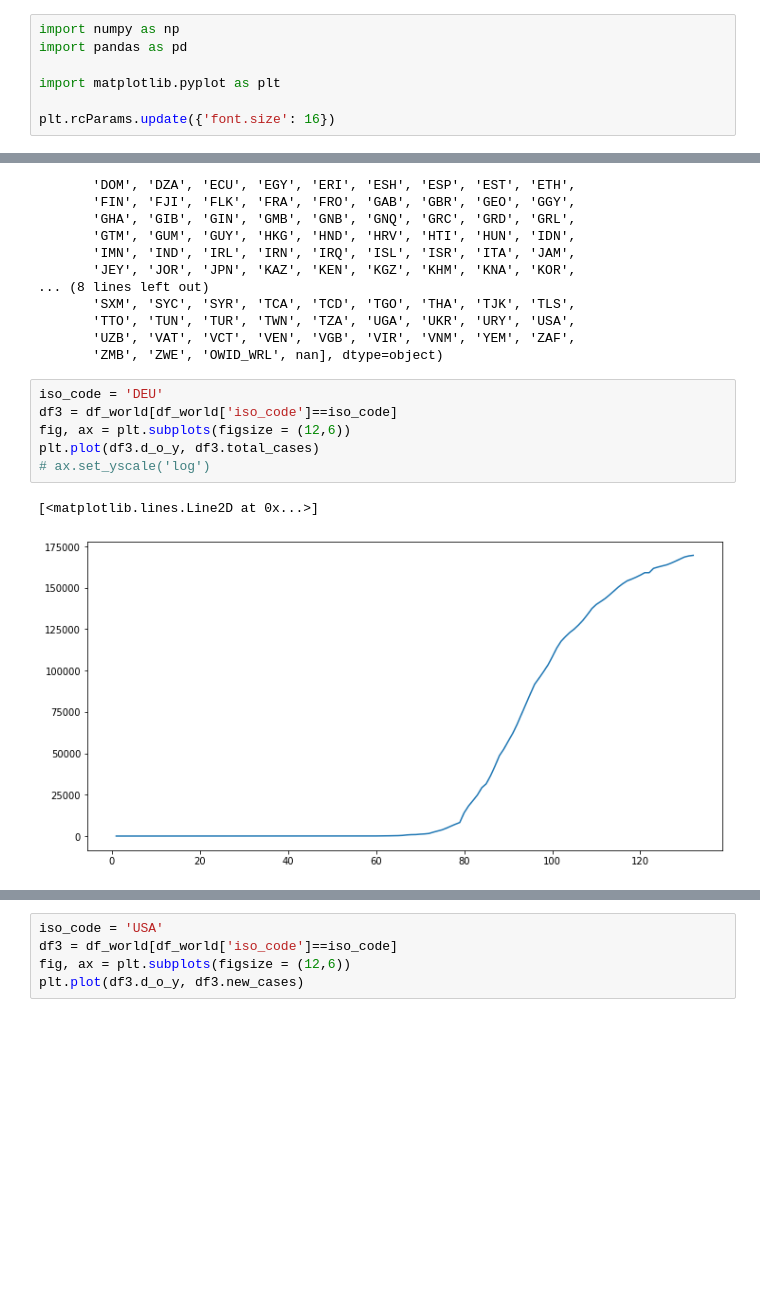
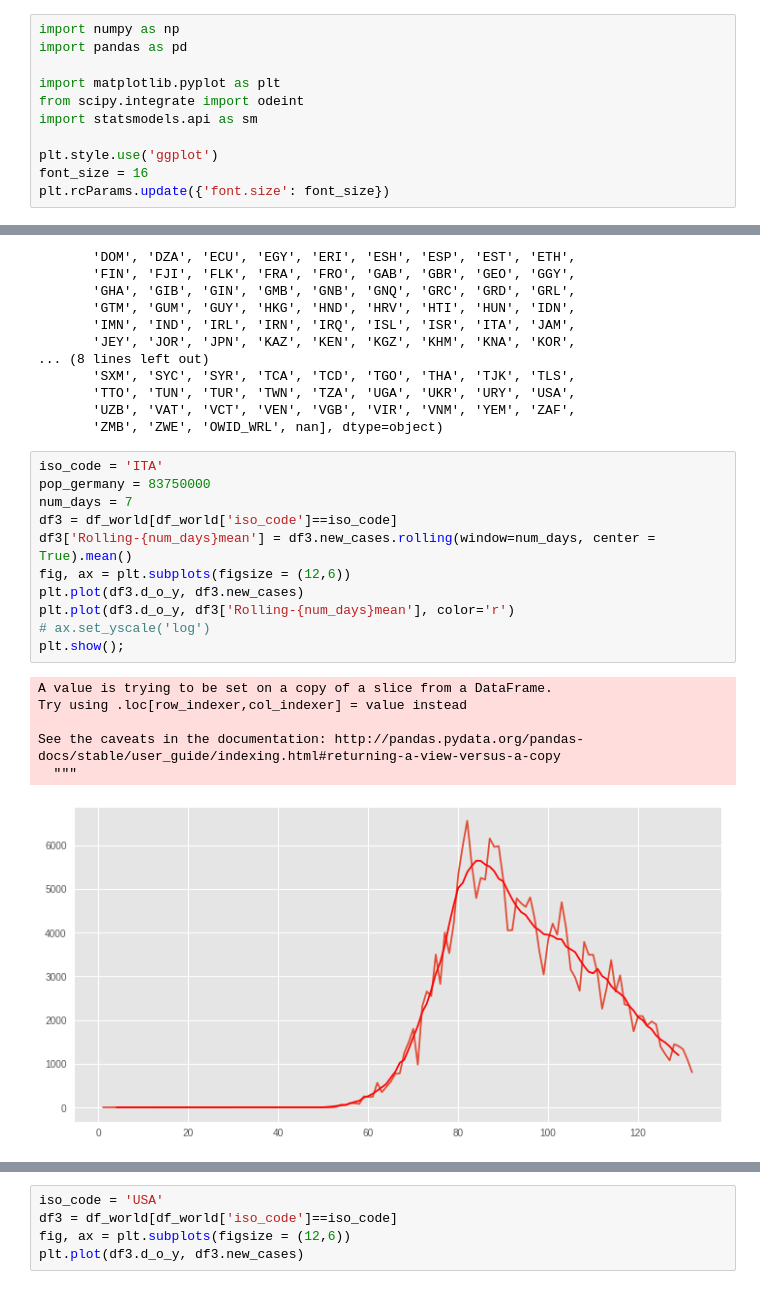
Before and after one commit to AsaKientz/covid-forecasting, a Jupyter notebook: notebooks/covid-forecasting-code-testing.ipynb, the cells around one changed output, grey strips where cells are left out. Saved outputs shown, nothing was run; the diff lists cells and outputs as text; blank space fills up the shorter version.

```diff
--- a/notebooks/covid-forecasting-code-testing.ipynb
+++ b/notebooks/covid-forecasting-code-testing.ipynb
@@ -3,8 +3,12 @@ import numpy as np
 import pandas as pd
 
 import matplotlib.pyplot as plt
+from scipy.integrate import odeint
+import statsmodels.api as sm
 
-plt.rcParams.update({'font.size': 16})
+plt.style.use('ggplot')
+font_size = 16
+plt.rcParams.update({'font.size': font_size})
 # %%
 # df_world = pd.read_csv('https://covid.ourworldindata.org/data/owid-covid-data.csv')
 df_world = pd.read_csv('../data/owid-covid-data.csv')
@@ -69,11 +73,20 @@ array(['ABW', 'AFG', 'AGO', 'AIA', 'ALB', 'AND', 'ARE', 'ARG', 'ARM',
        'UZB', 'VAT', 'VCT', 'VEN', 'VGB', 'VIR', 'VNM', 'YEM', 'ZAF',
        'ZMB', 'ZWE', 'OWID_WRL', nan], dtype=object)
 # %%
-iso_code = 'DEU'
+iso_code = 'ITA'
+pop_germany = 83750000
+num_days = 7
 df3 = df_world[df_world['iso_code']==iso_code]
+df3['Rolling-{num_days}mean'] = df3.new_cases.rolling(window=num_days, center = True).mean()
 fig, ax = plt.subplots(figsize = (12,6))
-plt.plot(df3.d_o_y, df3.total_cases)
+plt.plot(df3.d_o_y, df3.new_cases)
+plt.plot(df3.d_o_y, df3['Rolling-{num_days}mean'], color='r')
 # ax.set_yscale('log')
+plt.show();
 # %% [output]
-[<matplotlib.lines.Line2D at 0x...>]
+A value is trying to be set on a copy of a slice from a DataFrame.
+Try using .loc[row_indexer,col_indexer] = value instead
+
+See the caveats in the documentation: http://pandas.pydata.org/pandas-docs/stable/user_guide/indexing.html#returning-a-view-versus-a-copy
+  """
-[figure, old version]
+[figure, new version]
```
Also changed, not shown: parts of 25 cells of this notebook.
